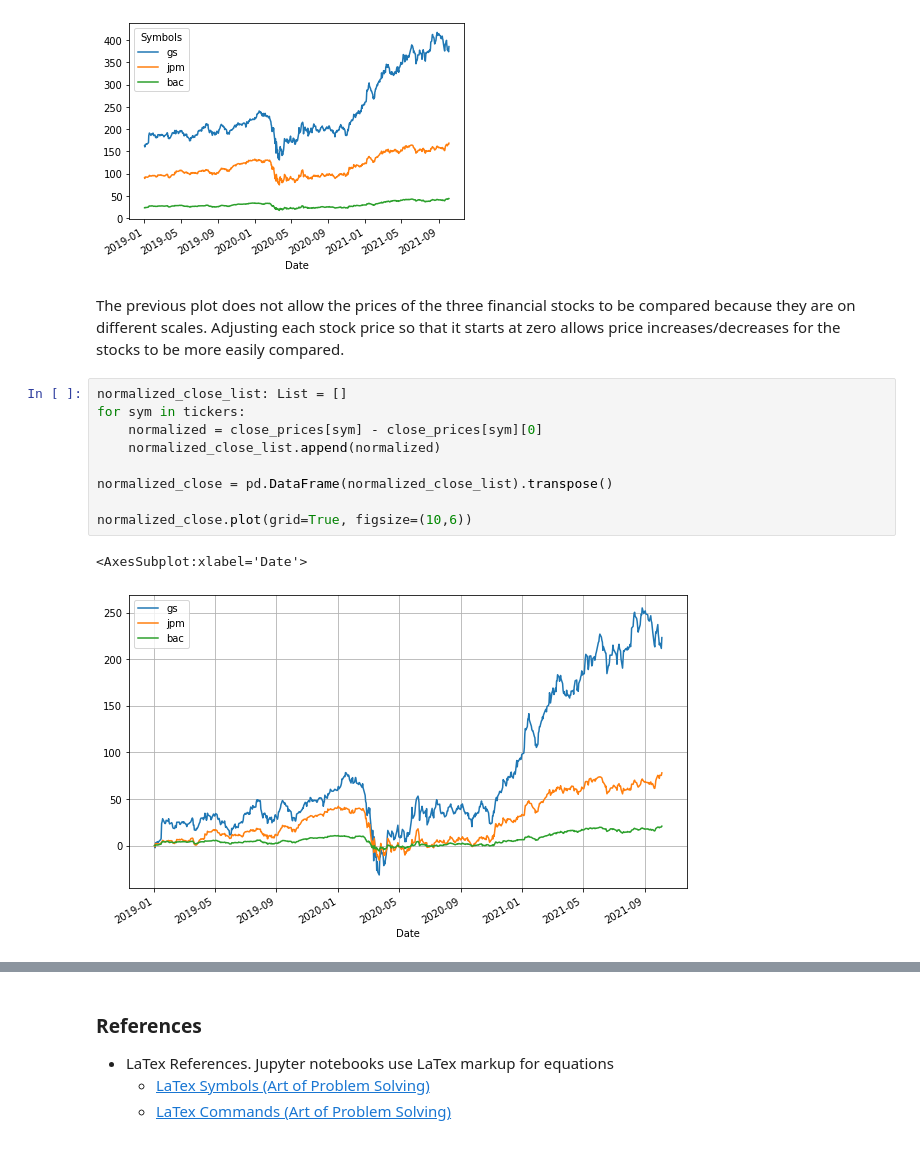
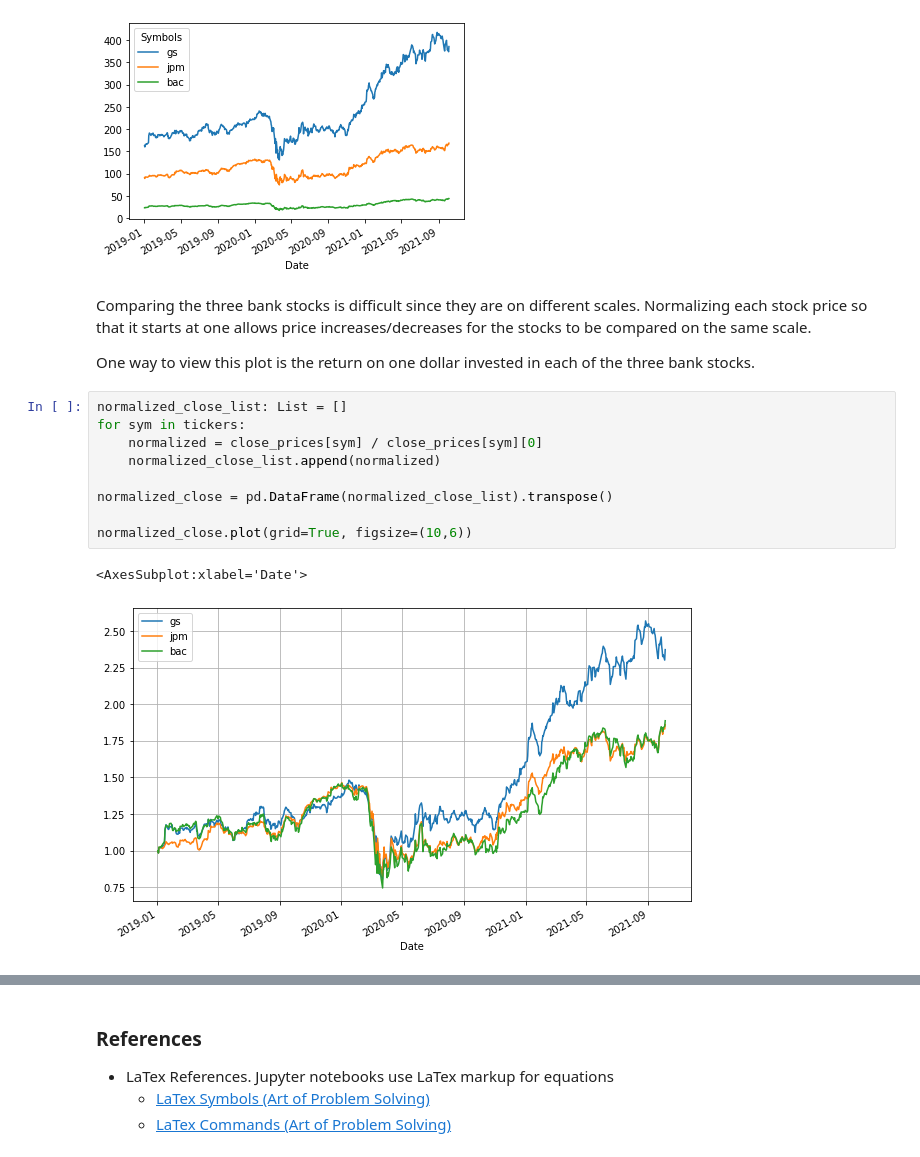
Before and after one commit to IanLKaplan/basic_finance, a Jupyter notebook: basic_finance.ipynb, the cells around one changed output, grey strips where cells are left out. Cells and saved outputs as stored; diff of their text form.

```diff
--- a/basic_finance.ipynb
+++ b/basic_finance.ipynb
@@ -144,21 +148,24 @@ close_prices.plot()
 [figure]
 # %% [markdown]
 <p>
-The previous plot does not allow the prices of the three financial stocks to
-be compared because they are on different scales.  Adjusting each stock price
-so that it starts at zero allows price increases/decreases for the stocks to
-be more easily compared.
+Comparing the three bank stocks is difficult since they are on different scales.
+Normalizing each stock price so that it starts at one allows price
+increases/decreases for the stocks to be compared on the same scale.
 </p>
+<p>
+One way to view this plot is the return on one dollar invested in each of the three
+bank stocks.
+</p>
 # %%
 normalized_close_list: List = []
 for sym in tickers:
-    normalized = close_prices[sym] - close_prices[sym][0]
+    normalized = close_prices[sym] / close_prices[sym][0]
     normalized_close_list.append(normalized)
 
 normalized_close = pd.DataFrame(normalized_close_list).transpose()
 
 normalized_close.plot(grid=True, figsize=(10,6))
 # %% [output]
 <AxesSubplot:xlabel='Date'>
-[figure, old version]
+[figure, new version]
 # %% [markdown]
```
Also changed, not shown: parts of 7 cells of this notebook.
